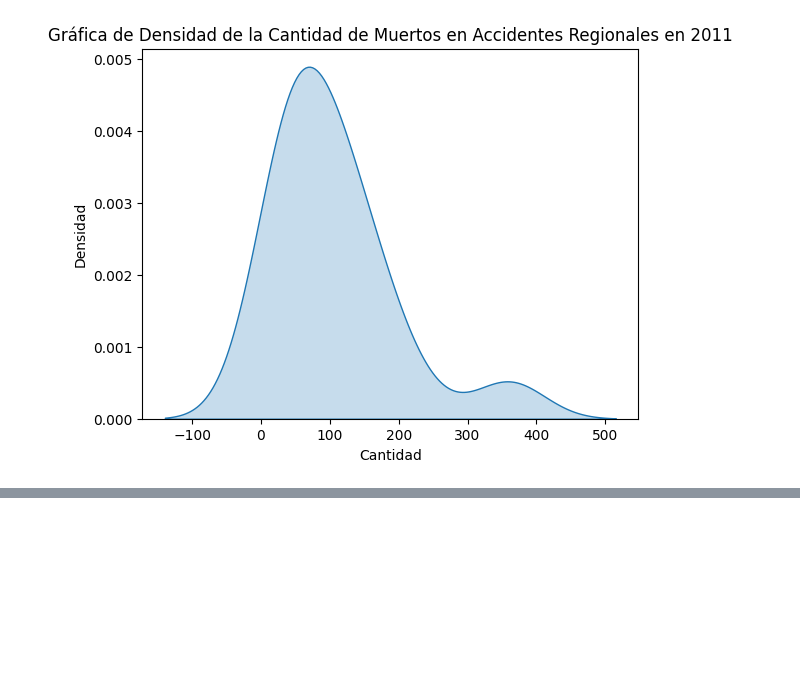
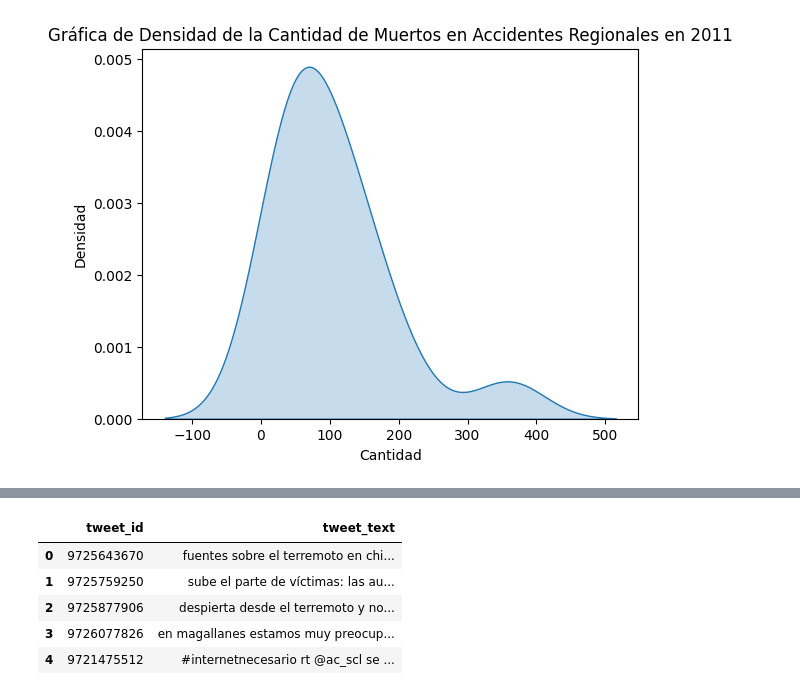
Before and after one commit to mzambrano1/mineria2024, a Jupyter notebook: Tutorial_1 (1)/tutorial1.ipynb, the cells around one changed output, grey strips where cells are left out. Cells and saved outputs as stored; diff of their text form; code cells hidden in the pictures; blank space fills up the shorter version.

```diff
--- a/Tutorial_1 (1)/tutorial1.ipynb
+++ b/Tutorial_1 (1)/tutorial1.ipynb
@@ -877,0 +884,9 @@ use_inf_as_na option is deprecated and will be removed in a future version. Conv
+# %%
+msj.head()
+# %% [output]
+|  | tweet_id | tweet_text |
+| 0 | 9725643670 | fuentes sobre el terremoto en chi... |
+| 1 | 9725759250 | sube el parte de víctimas: las au... |
+| 2 | 9725877906 | despierta desde el terremoto y no... |
+| 3 | 9726077826 | en magallanes estamos muy preocup... |
+| 4 | 9721475512 | #internetnecesario rt @ac_scl se ... |
```
Also changed, not shown: parts of 21 cells of this notebook.
